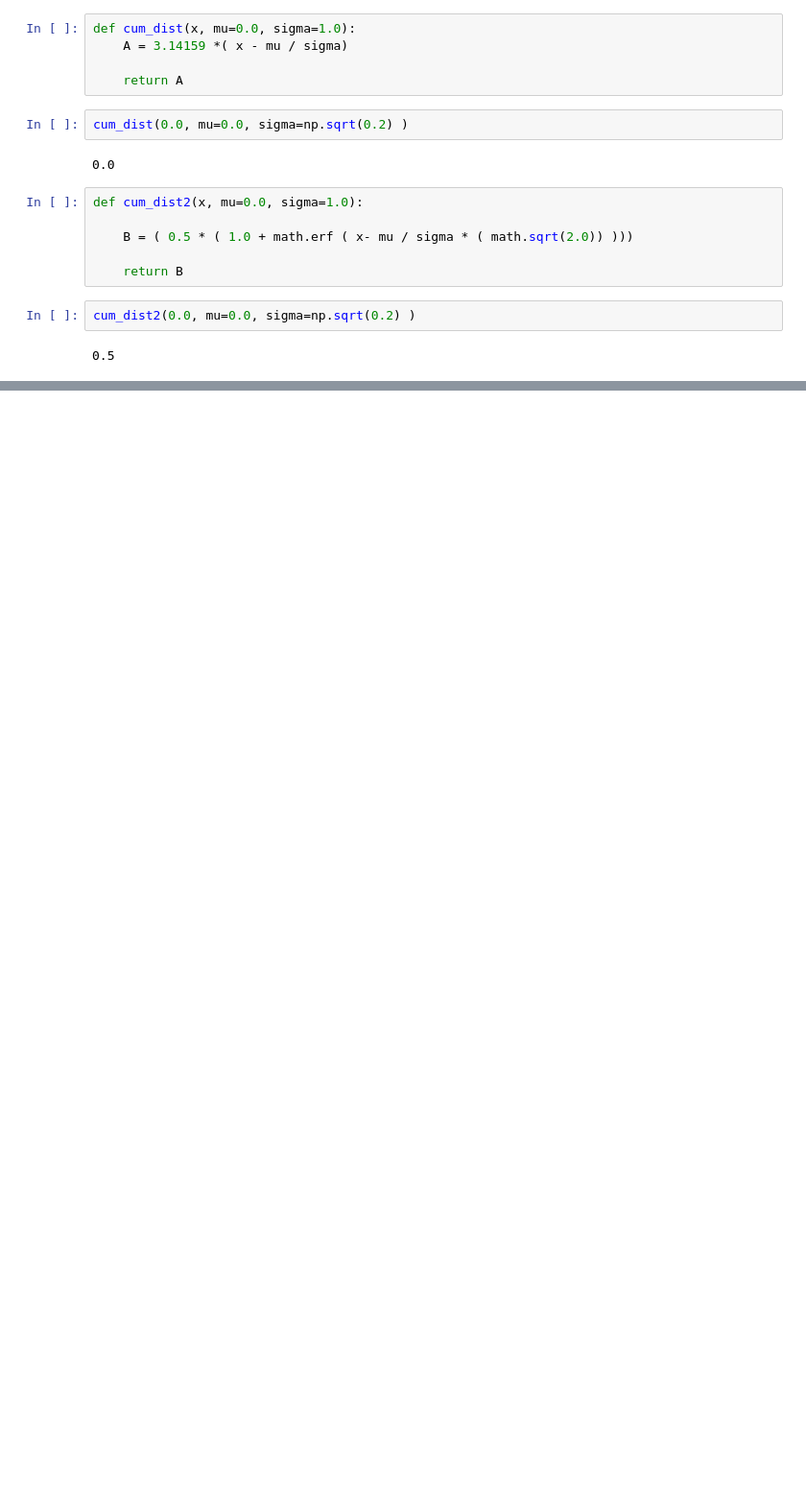
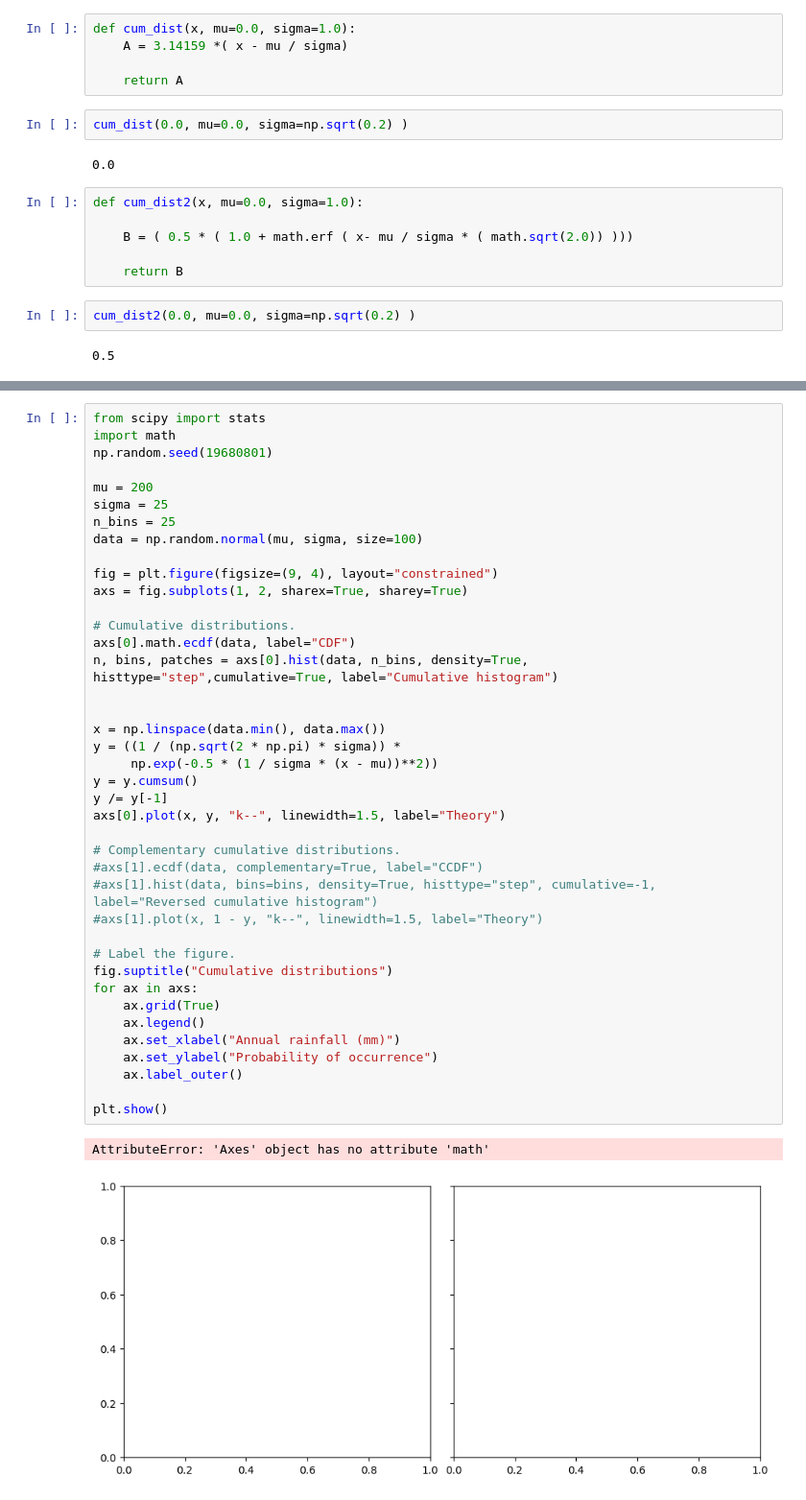
Before and after one commit to VCurry20/MachineLearning_Statistics, a Jupyter notebook: Video Reviews/dump.ipynb, the cells around one changed output, grey strips where cells are left out. Shown at 96% size. Drawn from its saved outputs; the diff is of its cells as text; blank space fills up the shorter version.

```diff
--- a/Video Reviews/dump.ipynb
+++ b/Video Reviews/dump.ipynb
@@ -91,0 +93,43 @@ for mu, sigma2 in [ [0.0 , 0.2], [0.0, 1.0], [0.0, 5.0], [-2.0, 0.5] ]:
+# %%
+from scipy import stats
+import math
+np.random.seed(19680801)
+
+mu = 200
+sigma = 25
+n_bins = 25
+data = np.random.normal(mu, sigma, size=100)
+
+fig = plt.figure(figsize=(9, 4), layout="constrained")
+axs = fig.subplots(1, 2, sharex=True, sharey=True)
+
+# Cumulative distributions.
+axs[0].math.ecdf(data, label="CDF")
+n, bins, patches = axs[0].hist(data, n_bins, density=True, histtype="step",cumulative=True, label="Cumulative histogram")
+
+
+x = np.linspace(data.min(), data.max())
+y = ((1 / (np.sqrt(2 * np.pi) * sigma)) *
+     np.exp(-0.5 * (1 / sigma * (x - mu))**2))
+y = y.cumsum()
+y /= y[-1]
+axs[0].plot(x, y, "k--", linewidth=1.5, label="Theory")
+
+# Complementary cumulative distributions.
+#axs[1].ecdf(data, complementary=True, label="CCDF")
+#axs[1].hist(data, bins=bins, density=True, histtype="step", cumulative=-1, label="Reversed cumulative histogram")
+#axs[1].plot(x, 1 - y, "k--", linewidth=1.5, label="Theory")
+
+# Label the figure.
+fig.suptitle("Cumulative distributions")
+for ax in axs:
+    ax.grid(True)
+    ax.legend()
+    ax.set_xlabel("Annual rainfall (mm)")
+    ax.set_ylabel("Probability of occurrence")
+    ax.label_outer()
+
+plt.show()
+# %% [output]
+AttributeError: 'Axes' object has no attribute 'math'
+[figure, added]
```
Also changed, not shown: parts of 3 cells of this notebook.
